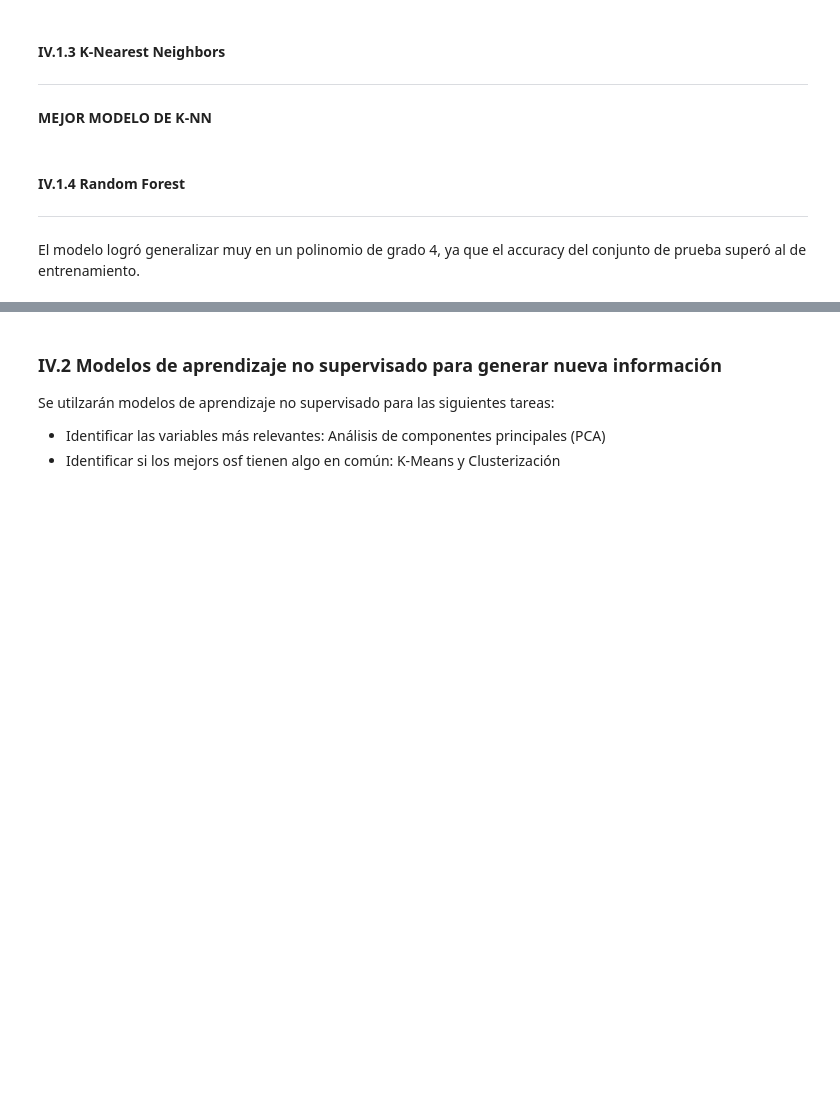
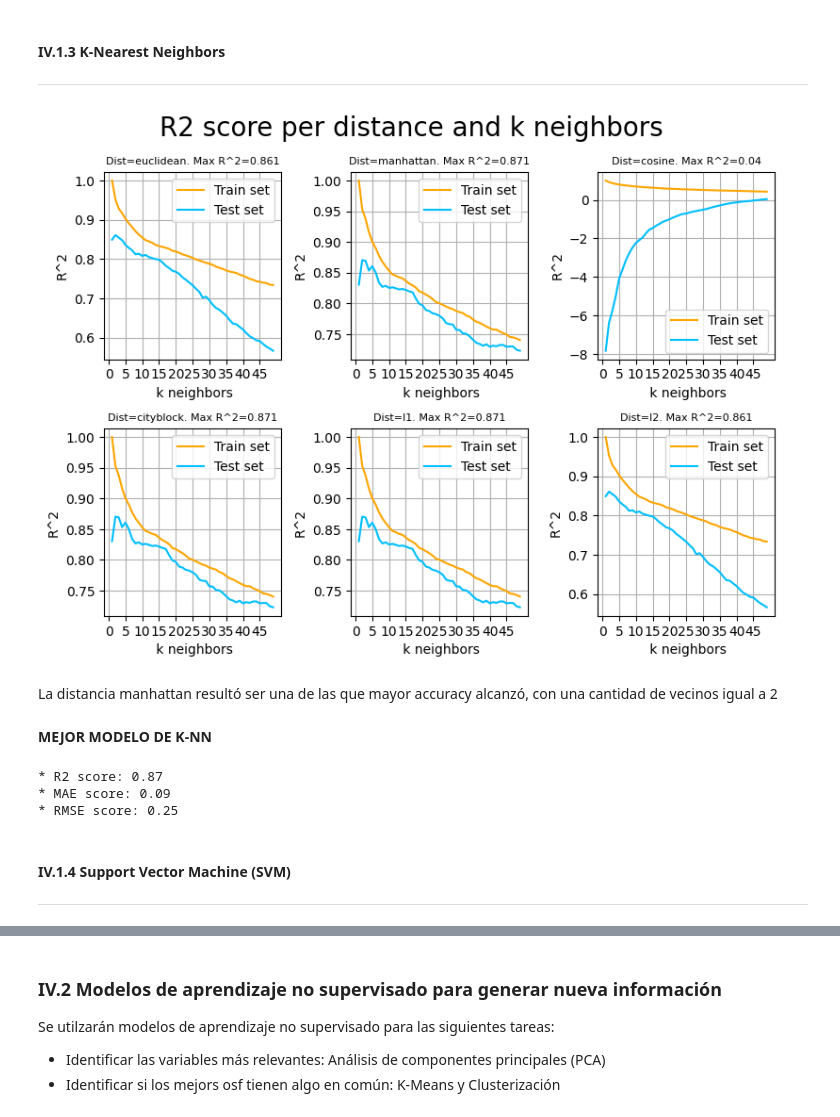
Before and after one commit to EstebanPerez25/ACD-Modelo_predictivo_de_satisfacion, a Jupyter notebook: Modelo_predictivo_de_satisfacción.ipynb, the cells around one changed output, grey strips where cells are left out. Cells and saved outputs as stored; diff of their text form; code cells hidden in the pictures; blank space fills up the shorter version.

```diff
--- a/Modelo_predictivo_de_satisfacción.ipynb
+++ b/Modelo_predictivo_de_satisfacción.ipynb
@@ -1496,40 +1496,63 @@ plt.subplots(2, 3, figsize=(8, 6))
 
 for idx,dist in enumerate(distances):
   r2_knn_train = [0]  # List of R^2 scores of training set
   r2_knn_test = [0]  # List of R^2 scores of test set
 
   for i in range(1, k):
       m_knn = KNeighborsRegressor(n_neighbors=i,
                                   weights='uniform',
                                   metric=dist)
-      m_knn.fit(X_train, y_train)
+      m_knn.fit(Xs_train, yn_train)
 
-      r2_knn_train.append(m_knn.score(X_train, y_train))
-      r2_knn_test.append(m_knn.score(X_test, y_test))
+      r2_knn_train.append(m_knn.score(Xs_train, yn_train))
+      r2_knn_test.append(m_knn.score(Xs_test, yn_test))
 
 
   # Plot
   plt.subplot(2, 3, idx+1)
 
   plt.plot(np.array(range(1, k)), r2_knn_train[1:],
           color='orange');  # Train set
   plt.plot(np.array(range(1, k)), r2_knn_test[1:],
           color='deepskyblue');  # Test set
   plt.xticks(range(0, k, 5))
   plt.xlabel(' k neighbors')
   plt.ylabel('R^2')
   plt.title ('Dist='+ dist+ '. Max R^2=' +\
              str(round(max(r2_knn_test), 3)), fontsize=8)
   plt.grid(True)
   plt.legend(['Train set', 'Test set'])
 
 plt.suptitle('R2 score per distance and k neighbors', fontsize=20)
 plt.tight_layout(pad = 1)
 plt.show()
+# %% [output]
+[figure, added]
+# %% [markdown]
+La distancia manhattan resultó ser una de las que mayor accuracy alcanzó, con una cantidad de vecinos igual a 2
 # %% [markdown]
 **MEJOR MODELO DE K-NN**
+# %%
+m_knn = KNeighborsRegressor(n_neighbors=2,
+                            weights='uniform',
+                            metric='manhattan')
+# Training
+m_knn.fit(Xs_train, yn_train)
+
+# Evaluation
+y_pred_knn = m_knn.predict(Xs_test)
+
+r2_knn = round(r2_score(yn_test, y_pred_knn), 2)
+mae_knn = round(mean_absolute_error(yn_test, y_pred_knn), 2)
+rmse_knn = round(np.sqrt(mean_squared_error(yn_test, y_pred_knn)), 2)
+
+print('* R2 score:', r2_knn)  # 1 is perfect
+print('* MAE score:', mae_knn)  # 0 is perfect
+print('* RMSE score:', rmse_knn)  # 0 is perfect
+# %% [output]
+* R2 score: 0.87
+* MAE score: 0.09
+* RMSE score: 0.25
 # %% [markdown]
-#### IV.1.4 Random Forest
+#### IV.1.4 Support Vector Machine (SVM)
 ---
-# %% [markdown]
-El modelo logró generalizar muy en un polinomio de grado 4, ya que el accuracy del conjunto de prueba superó al de entrenamiento.
```
Also changed, not shown: parts of 8 cells of this notebook.
